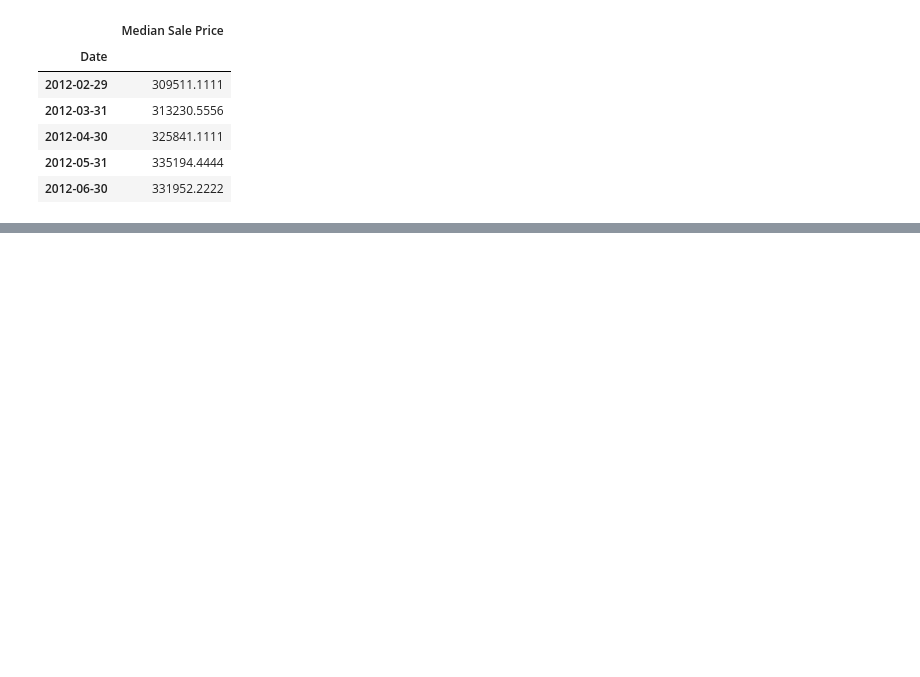
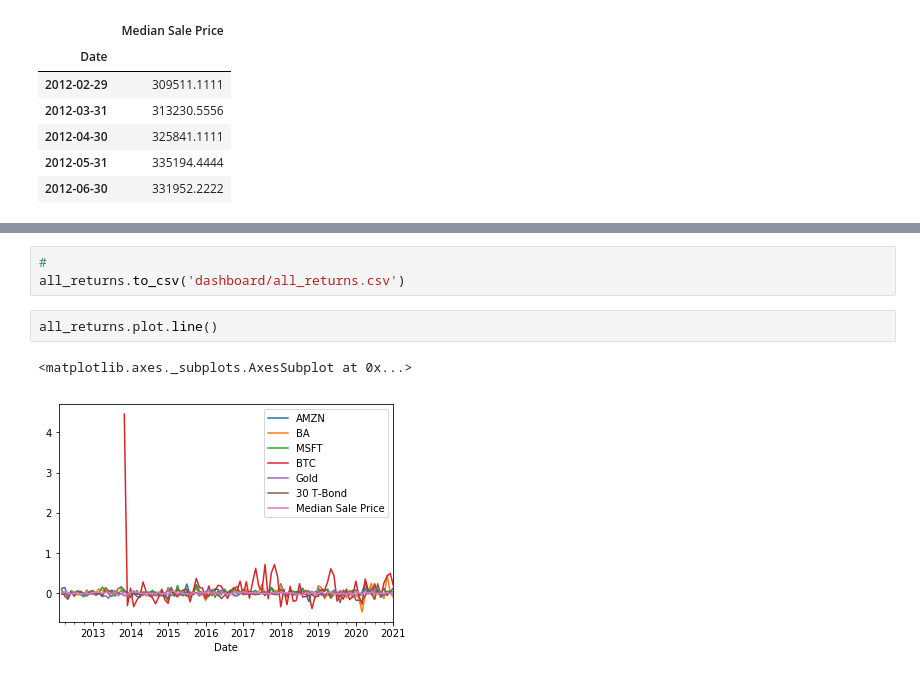
Before and after one commit to somyapanda/fintech-project-1, a Jupyter notebook: Somya/correlation.ipynb, the cells around one changed output, grey strips where cells are left out. Drawn from its saved outputs; the diff is of its cells as text; blank space fills up the shorter version.

```diff
--- a/Somya/correlation.ipynb
+++ b/Somya/correlation.ipynb
@@ -189,0 +236,8 @@ combined_df.head()
+# %%
+#
+all_returns.to_csv('dashboard/all_returns.csv')
+# %%
+all_returns.plot.line()
+# %% [output]
+<matplotlib.axes._subplots.AxesSubplot at 0x...>
+[figure, added]
```
Also changed, not shown: parts of 29 cells of this notebook, 12 other files.
